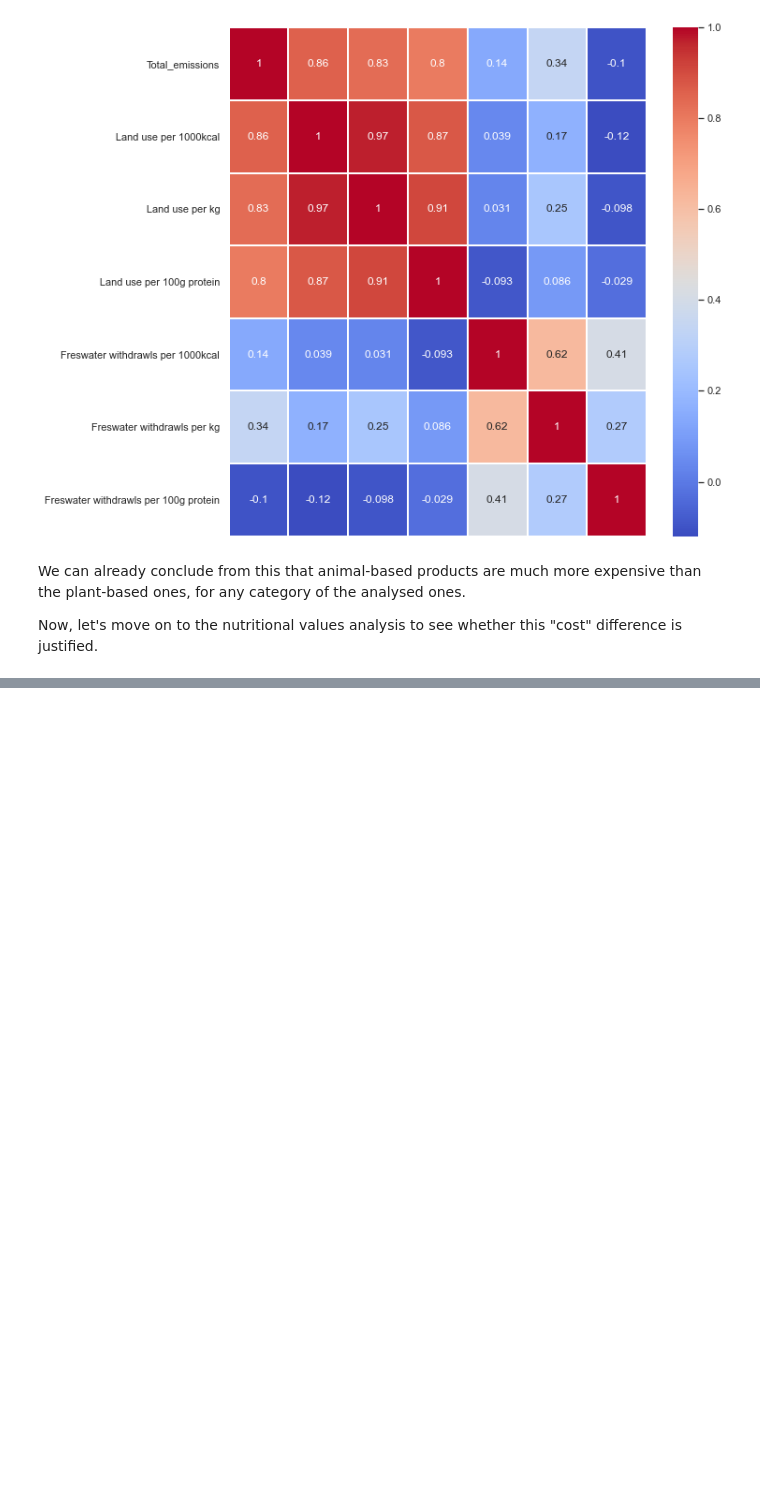
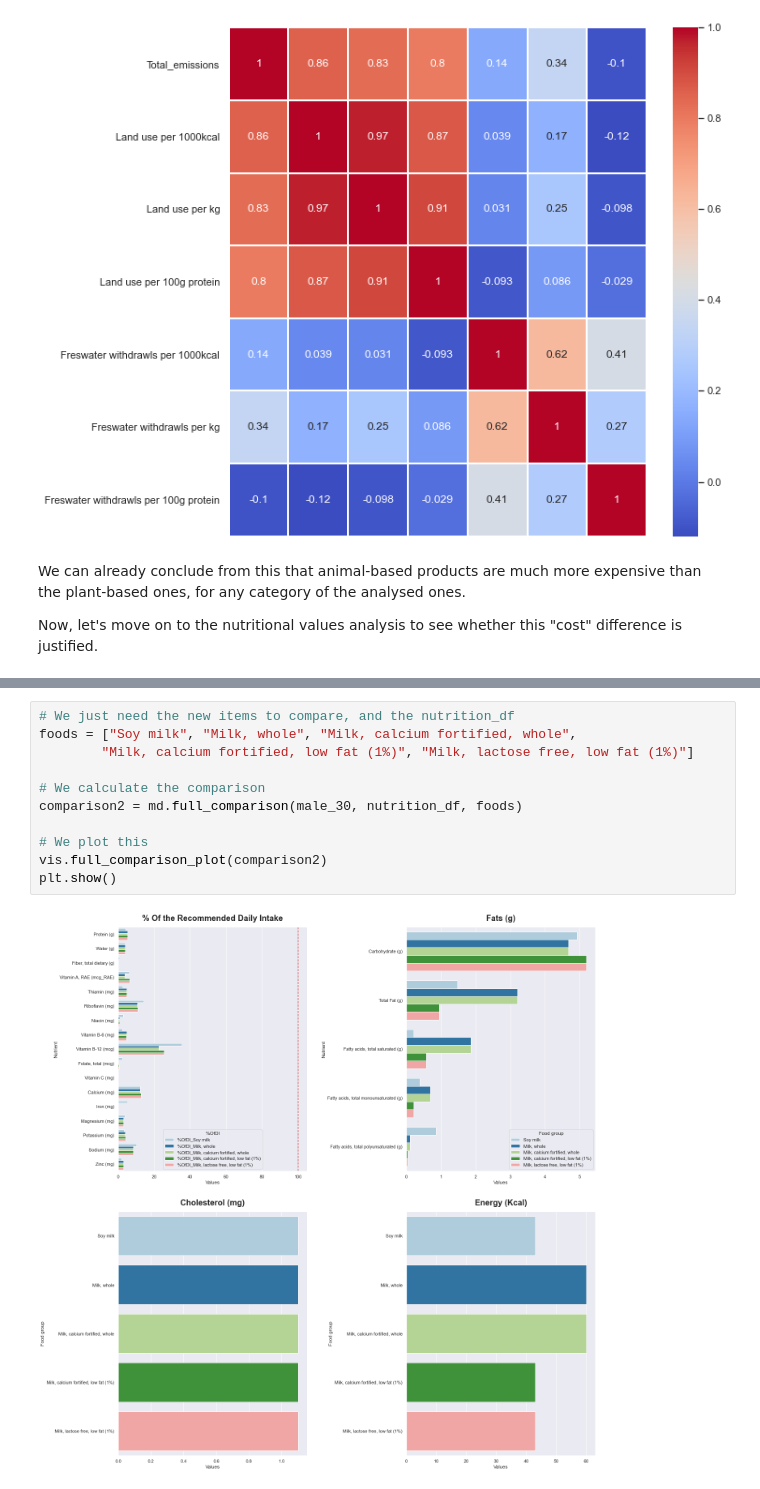
Before and after one commit to Jasc94/thebridge, a Jupyter notebook: 0_Project_EDA/src/main.ipynb, the cells around one changed output, grey strips where cells are left out. Saved outputs shown, nothing was run; the diff lists cells and outputs as text; blank space fills up the shorter version.

```diff
--- a/0_Project_EDA/src/main.ipynb
+++ b/0_Project_EDA/src/main.ipynb
@@ -308,0 +187,13 @@ fig.tight_layout(pad = 3)
+# %%
+# We just need the new items to compare, and the nutrition_df
+foods = ["Soy milk", "Milk, whole", "Milk, calcium fortified, whole",
+        "Milk, calcium fortified, low fat (1%)", "Milk, lactose free, low fat (1%)"]
+
+# We calculate the comparison
+comparison2 = md.full_comparison(male_30, nutrition_df, foods)
+
+# We plot this
+vis.full_comparison_plot(comparison2)
+plt.show()
+# %% [output]
+[figure, added]
```
Also changed, not shown: parts of 19 cells of this notebook, 4 other files.
